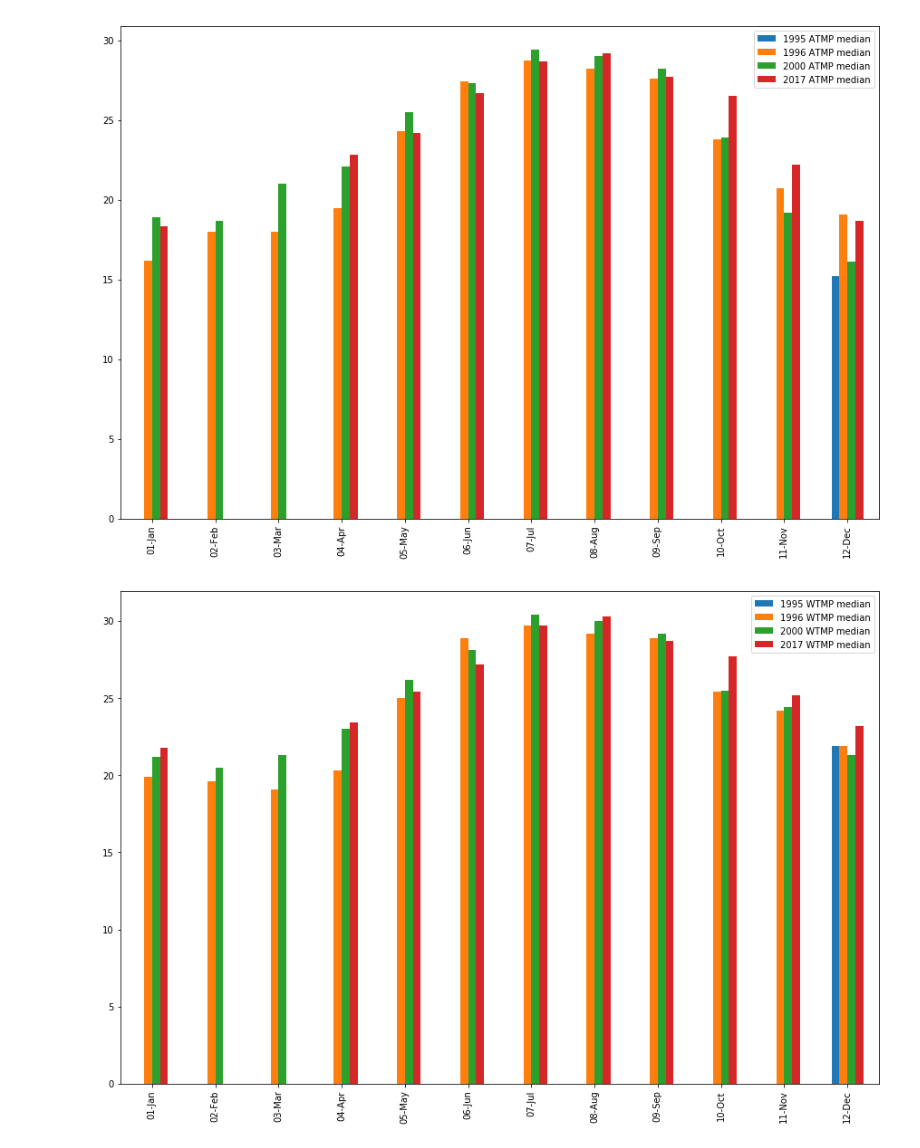
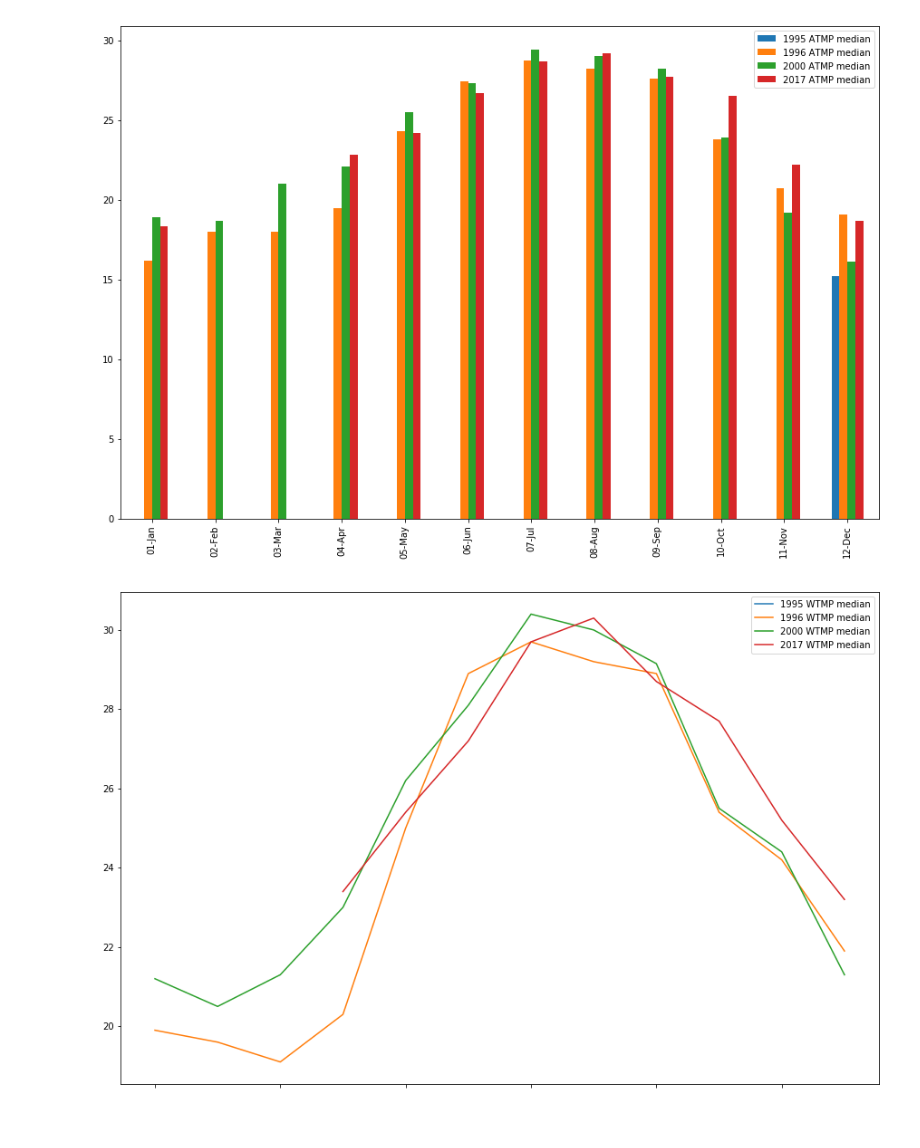
Before and after one commit to jxfischer/buoy-data-analysis, a Jupyter notebook: Pandas_Experiment2_Draft.ipynb, the cells around one changed output. Saved outputs shown, nothing was run; the diff lists cells and outputs as text; code cells hidden in the pictures; blank space fills up the shorter version.

```diff
--- a/Pandas_Experiment2_Draft.ipynb
+++ b/Pandas_Experiment2_Draft.ipynb
@@ -30,6 +31,6 @@ def read_file(fname, has_second_header=True):
     df['WTMP'] = df['WTMP'].apply(lambda v:np.NaN if v>100 else v) # 999 is used to indicate no data available
     print("%s has %d entries" % (fname, len(df)))
     return df
-df1995 = read_file('buoy_data_1995.txt', has_second_header=False)
+df1995 = read_file('data/42040/buoy_data_1995.txt', has_second_header=False)
 df1995.head()
 # %% [output]
@@ -41,6 +42,6 @@ buoy_data_1995.txt has 648 entries
 | 3 | 95 | 12 | 5 | 1 | 247 | 3.1 | 3.6 | 0.4 | 3.8 | 3.5 | 999 | ... |
 | 4 | 95 | 12 | 5 | 2 | 236 | 3.0 | 3.5 | 0.4 | 3.6 | 3.5 | 999 | ... |
 # %%
-df2017 = read_file('buoy_data_2017.txt', has_second_header=True)
+df2017 = read_file('data/42040/buoy_data_2017.txt', has_second_header=True)
 df2017.head(6)
 # %% [output]
@@ -88,6 +89,6 @@ df2017.describe()
 %matplotlib inline
 import matplotlib.pyplot as plt
 # %%
-df1996=read_file('buoy_data_1996.txt')
+df1996=read_file('data/42040/buoy_data_1996.txt')
 df1996.head()
 # %% [output]
@@ -99,6 +100,6 @@ buoy_data_1996.txt has 8783 entries
 | 3 | 96 | 1 | 1 | 4 | 66 | 4.2 | 5.1 | 0.97 | 7.14 | 5.40 | 999 | ... |
 | 4 | 96 | 1 | 1 | 5 | 63 | 3.8 | 4.6 | 0.97 | 7.14 | 5.47 | 999 | ... |
 # %%
-df2000=read_file('buoy_data_2000.txt', has_second_header=False)
+df2000=read_file('data/42040/buoy_data_2000.txt', has_second_header=False)
 df2000.head()
 # %% [output]
@@ -130,9 +131,9 @@ grouped.plot(figsize=(15,10), kind='bar');
 # %%
 grouped2017w=build_median_df(df2017, 'WTMP', 2017)
 grouped1995w=build_median_df(df1995, 'WTMP', 1995, index=['12-Dec'])
 grouped1996w=build_median_df(df1996, 'WTMP', 1996)
 grouped2000w=build_median_df(df2000, 'WTMP', 2000)
 groupedw=pd.concat([grouped1995w, grouped1996w, grouped2000w, grouped2017w], axis=1, sort=True)
-groupedw.plot(figsize=(15,10), kind='bar');
+groupedw.plot(figsize=(15,10), kind='line');
 # %% [output]
-[figure, old version]
+[figure, new version]
```
Also changed, not shown: parts of 5 cells of this notebook, 1 other file.
